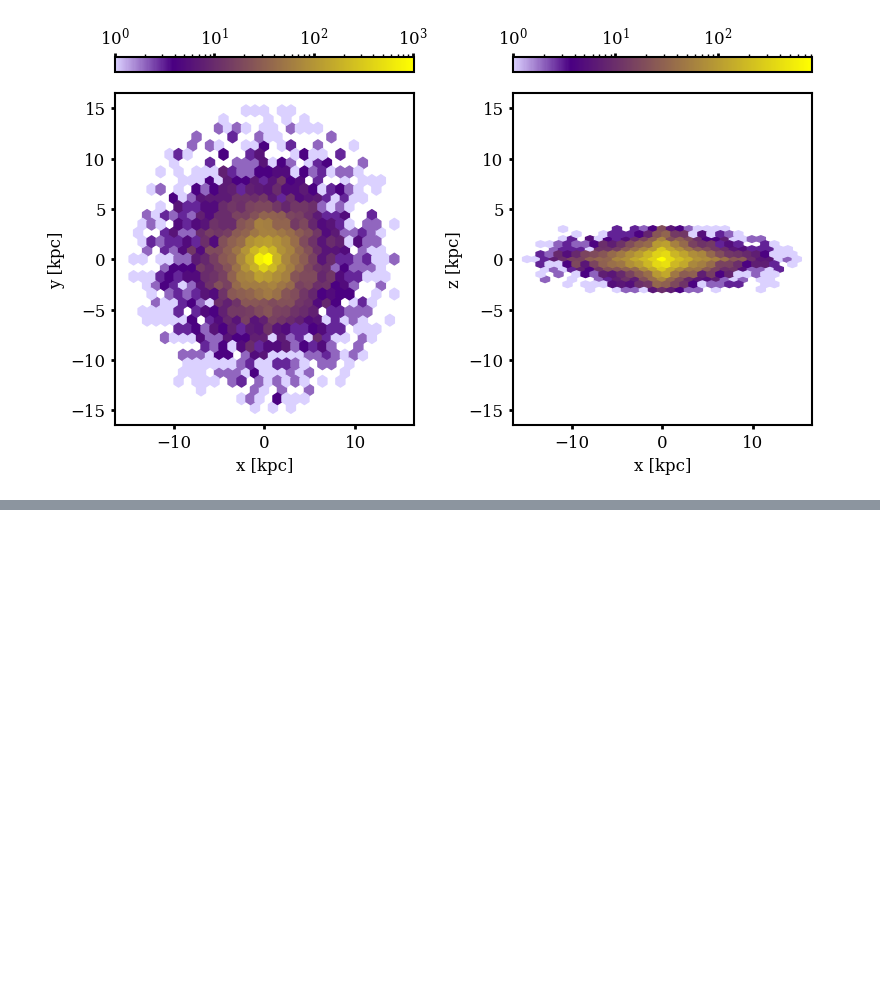
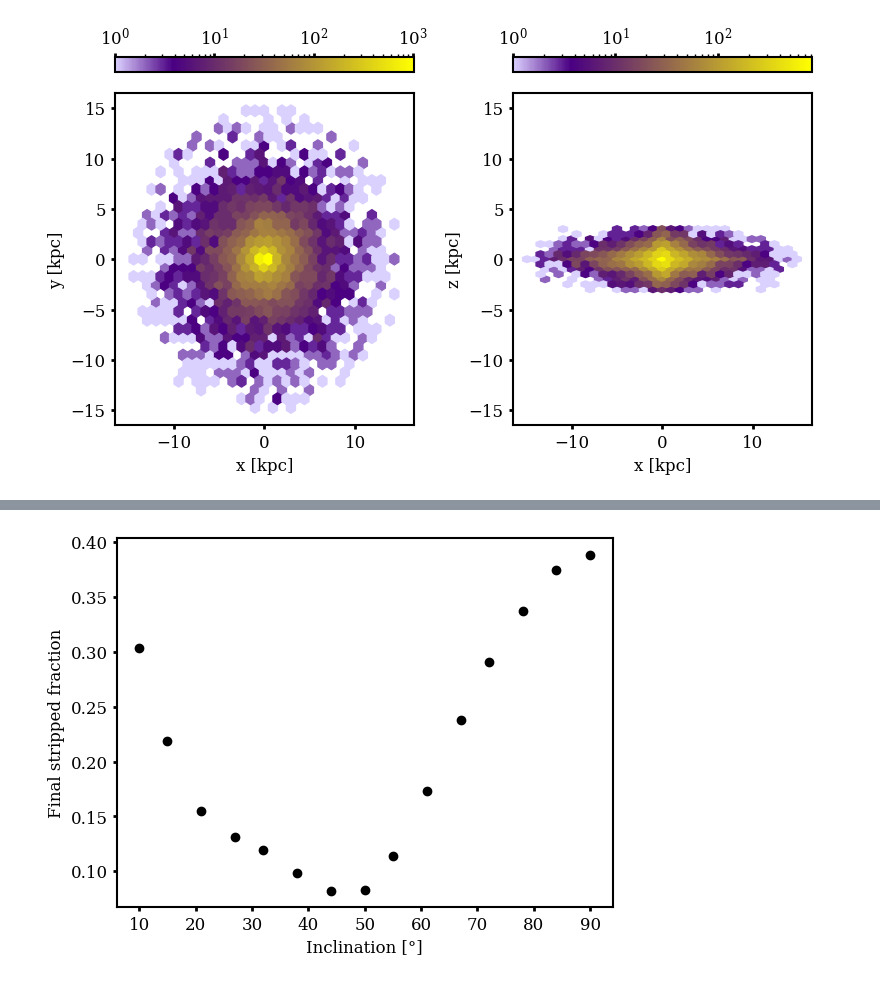
Before and after one commit to HSouch/galarp, a Jupyter notebook: paper/1-BaseExamples copy.ipynb, the cells around one changed output, grey strips where cells are left out. Drawn from its saved outputs; the diff is of its cells as text; code cells hidden in the pictures; blank space fills up the shorter version.

```diff
--- a/paper/1-BaseExamples copy.ipynb
+++ b/paper/1-BaseExamples copy.ipynb
@@ -98,0 +91,7 @@ rstrip_and_medians([x[index], y[index], z[index]])
+# %%
+plt.scatter(incs, [s[-1] for s in stripped_fractions], c="k")
+plt.xlabel("Inclination [°]")
+plt.ylabel("Final stripped fraction")
+plt.show()
+# %% [output]
+[figure, added]
```
Also changed, not shown: parts of 10 cells of this notebook, 1 other file.
